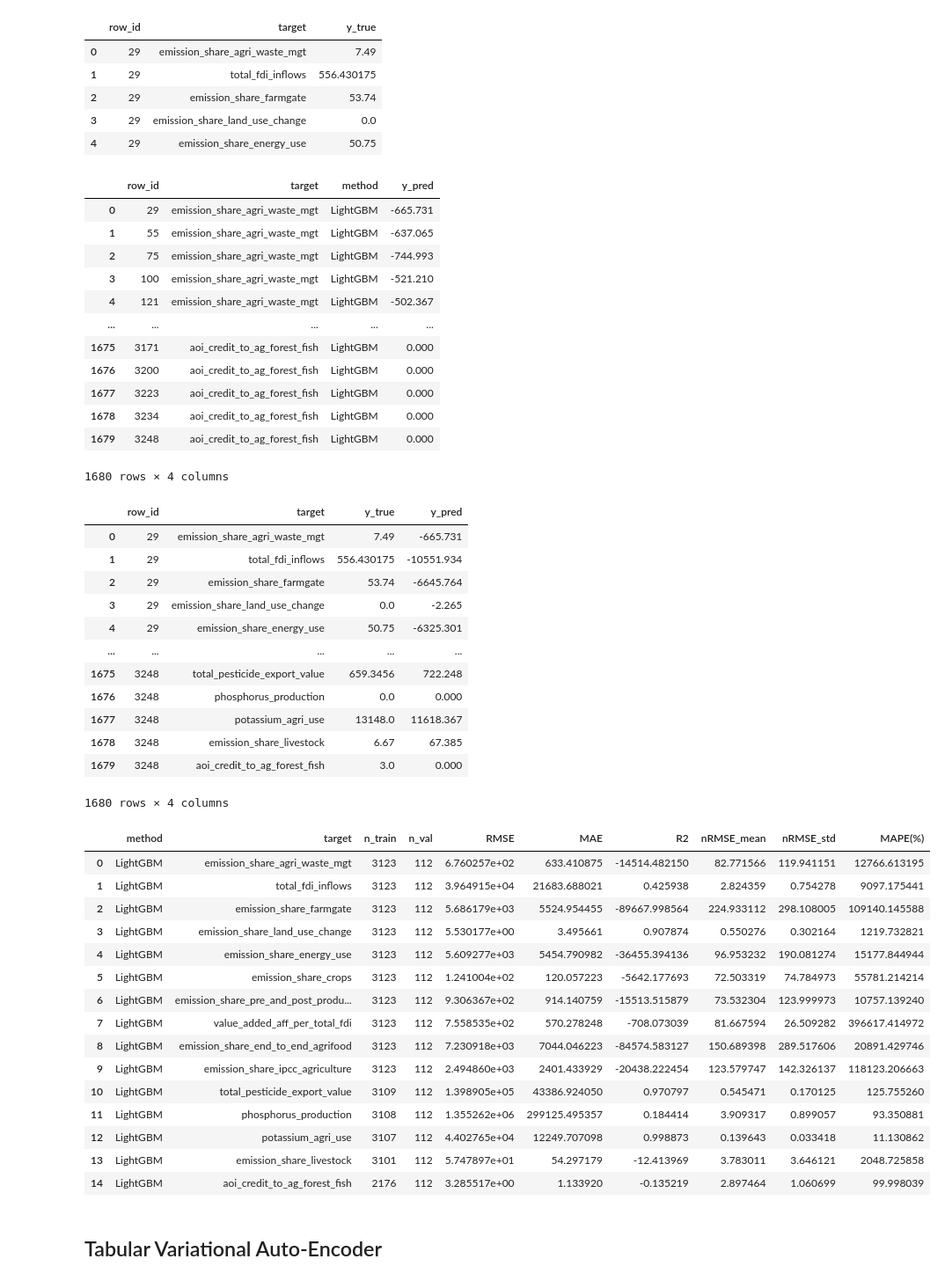
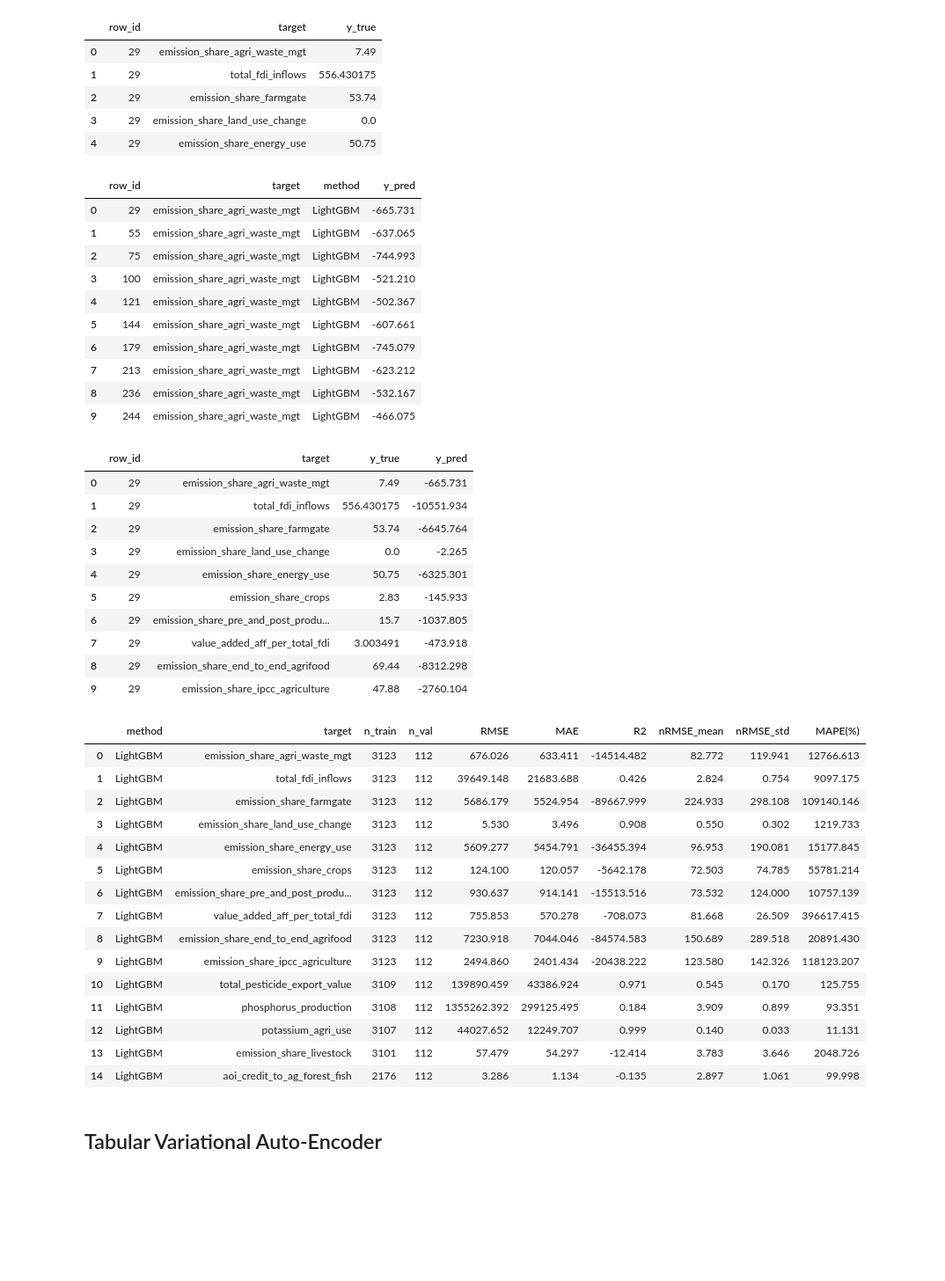
Before and after one commit to Leonidus1995/farmer-prices-forecasting, a Jupyter notebook: dataset_1_second.ipynb, the cells around one changed output. Shown at 88% size. Saved outputs shown, nothing was run; the diff lists cells and outputs as text; code cells hidden in the pictures; blank space fills up the shorter version.

```diff
--- a/dataset_1_second.ipynb
+++ b/dataset_1_second.ipynb
@@ -132,7 +129,8 @@ y_true_df.head()
 | 4 | 29 | emission_share_energy_use | 50.75 |
 # %%
 # Set all target cells in the validation copy to NaN
-df_val_masked.loc[:, targets] = np.nan
+df_val_masked_lgbm = df_val_clean.copy()
+df_val_masked_lgbm.loc[:, targets] = np.nan
 # %%
 import lightgbm as lgb
 from sklearn.metrics import root_mean_squared_error, mean_absolute_error, r2_score
@@ -162,7 +160,7 @@ for col in targets:
     y_train = df_train.loc[train_mask, col]
 
     # validation rows where the target is not observed
-    X_val = df_val_masked.loc[:, X_cols]
+    X_val = df_val_masked_lgbm.loc[:, X_cols]
 
     # Choose objective
     y_min = y_train.min()
@@ -193,7 +191,7 @@ for col in targets:
 
 # Assemble predictions for downstream metrics merge
 y_pred_df_lgbm = pd.DataFrame(pred_records, columns=["row_id", "target", "method", "y_pred"])
-y_pred_df_lgbm
+y_pred_df_lgbm.head(10)
 # %% [output]
 |  | row_id | target | method | y_pred |
 | 0 | 29 | emission_share_agri_waste_mgt | LightGBM | -665.731 |
@@ -201,13 +199,11 @@ y_pred_df_lgbm
 | 2 | 75 | emission_share_agri_waste_mgt | LightGBM | -744.993 |
 | 3 | 100 | emission_share_agri_waste_mgt | LightGBM | -521.210 |
 | 4 | 121 | emission_share_agri_waste_mgt | LightGBM | -502.367 |
-| ... | ... | ... | ... | ... |
-| 1675 | 3171 | aoi_credit_to_ag_forest_fish | LightGBM | 0.000 |
-| 1676 | 3200 | aoi_credit_to_ag_forest_fish | LightGBM | 0.000 |
-| 1677 | 3223 | aoi_credit_to_ag_forest_fish | LightGBM | 0.000 |
-| 1678 | 3234 | aoi_credit_to_ag_forest_fish | LightGBM | 0.000 |
-| 1679 | 3248 | aoi_credit_to_ag_forest_fish | LightGBM | 0.000 |
+| 5 | 144 | emission_share_agri_waste_mgt | LightGBM | -607.661 |
+| 6 | 179 | emission_share_agri_waste_mgt | LightGBM | -745.079 |
+| 7 | 213 | emission_share_agri_waste_mgt | LightGBM | -623.212 |
+| 8 | 236 | emission_share_agri_waste_mgt | LightGBM | -532.167 |
+| 9 | 244 | emission_share_agri_waste_mgt | LightGBM | -466.075 |
-1680 rows × 4 columns
 # %%
 # Merge truth and predictions (only LightGBM here)
 eval_df = (
@@ -217,7 +213,7 @@ eval_df = (
         how="inner"
     )
 )
-eval_df
+eval_df.head(10)
 # %% [output]
 |  | row_id | target | y_true | y_pred |
 | 0 | 29 | emission_share_agri_waste_mgt | 7.49 | -665.731 |
@@ -225,13 +221,11 @@ eval_df
 | 2 | 29 | emission_share_farmgate | 53.74 | -6645.764 |
 | 3 | 29 | emission_share_land_use_change | 0.0 | -2.265 |
 | 4 | 29 | emission_share_energy_use | 50.75 | -6325.301 |
-| ... | ... | ... | ... | ... |
-| 1675 | 3248 | total_pesticide_export_value | 659.3456 | 722.248 |
-| 1676 | 3248 | phosphorus_production | 0.0 | 0.000 |
-| 1677 | 3248 | potassium_agri_use | 13148.0 | 11618.367 |
-| 1678 | 3248 | emission_share_livestock | 6.67 | 67.385 |
-| 1679 | 3248 | aoi_credit_to_ag_forest_fish | 3.0 | 0.000 |
+| 5 | 29 | emission_share_crops | 2.83 | -145.933 |
+| 6 | 29 | emission_share_pre_and_post_produ... | 15.7 | -1037.805 |
+| 7 | 29 | value_added_aff_per_total_fdi | 3.003491 | -473.918 |
+| 8 | 29 | emission_share_end_to_end_agrifood | 69.44 | -8312.298 |
+| 9 | 29 | emission_share_ipcc_agriculture | 47.88 | -2760.104 |
-1680 rows × 4 columns
 # %%
 # per-target metrics table
 metrics_rows = []
@@ -249,54 +243,54 @@ for col in targets:
     # Normalizations
     mean_y = float(y_val.mean())
     std_y  = float(y_val.std(ddof=1))  # sample std (ddof=1) is typical; either is fine if consistent
 
     nrmse_mean = (rmse / mean_y) if mean_y != 0 else np.nan
     nrmse_std  = (rmse / std_y)  if std_y  != 0 else np.nan
 
     # Mean Absolute Percentage Error (ignoring inf/NaN cases)
     mape = (np.abs((y_val - val_pred)/y_val)
             .replace([np.inf, -np.inf], np.nan)
             .dropna()
             .mean()*100)
 
     # n_train for this target = observed count in TRAIN
     n_train = int(df_train[col].notna().sum())
     n_val   = int(len(y_val))
 
     metrics_rows.append({
         "method": "LightGBM",
         "target": col,
         "n_train": n_train,
         "n_val": n_val,
-        "RMSE": rmse,
-        "MAE": mae,
-        "R2": r2,
-        "nRMSE_mean": nrmse_mean,
-        "nRMSE_std": nrmse_std,
-        "MAPE(%)": mape
+        "RMSE": np.round(rmse, 3),
+        "MAE": np.round(mae, 3),
+        "R2": np.round(r2, 3),
+        "nRMSE_mean": np.round(nrmse_mean, 3),
+        "nRMSE_std": np.round(nrmse_std, 3),
+        "MAPE(%)": np.round(mape, 3)
     })
 
 metrics_lgbm = pd.DataFrame(metrics_rows, columns=[
     "method","target","n_train","n_val","RMSE","MAE","R2","nRMSE_mean","nRMSE_std","MAPE(%)"
 ])
 metrics_lgbm
 # %% [output]
 |  | method | target | n_train | n_val | RMSE | MAE | R2 | nRMSE_mean | nRMSE_std | MAPE(%) |
-| 0 | LightGBM | emission_share_agri_waste_mgt | 3123 | 112 | 6.760257e+02 | 633.410875 | -14514.482150 | 82.771566 | 119.941151 | 12766.613195 |
-| 1 | LightGBM | total_fdi_inflows | 3123 | 112 | 3.964915e+04 | 21683.688021 | 0.425938 | 2.824359 | 0.754278 | 9097.175441 |
-| 2 | LightGBM | emission_share_farmgate | 3123 | 112 | 5.686179e+03 | 5524.954455 | -89667.998564 | 224.933112 | 298.108005 | 109140.145588 |
-| 3 | LightGBM | emission_share_land_use_change | 3123 | 112 | 5.530177e+00 | 3.495661 | 0.907874 | 0.550276 | 0.302164 | 1219.732821 |
-| 4 | LightGBM | emission_share_energy_use | 3123 | 112 | 5.609277e+03 | 5454.790982 | -36455.394136 | 96.953232 | 190.081274 | 15177.844944 |
-| 5 | LightGBM | emission_share_crops | 3123 | 112 | 1.241004e+02 | 120.057223 | -5642.177693 | 72.503319 | 74.784973 | 55781.214214 |
-| 6 | LightGBM | emission_share_pre_and_post_produ... | 3123 | 112 | 9.306367e+02 | 914.140759 | -15513.515879 | 73.532304 | 123.999973 | 10757.139240 |
-| 7 | LightGBM | value_added_aff_per_total_fdi | 3123 | 112 | 7.558535e+02 | 570.278248 | -708.073039 | 81.667594 | 26.509282 | 396617.414972 |
-| 8 | LightGBM | emission_share_end_to_end_agrifood | 3123 | 112 | 7.230918e+03 | 7044.046223 | -84574.583127 | 150.689398 | 289.517606 | 20891.429746 |
-| 9 | LightGBM | emission_share_ipcc_agriculture | 3123 | 112 | 2.494860e+03 | 2401.433929 | -20438.222454 | 123.579747 | 142.326137 | 118123.206663 |
-| 10 | LightGBM | total_pesticide_export_value | 3109 | 112 | 1.398905e+05 | 43386.924050 | 0.970797 | 0.545471 | 0.170125 | 125.755260 |
-| 11 | LightGBM | phosphorus_production | 3108 | 112 | 1.355262e+06 | 299125.495357 | 0.184414 | 3.909317 | 0.899057 | 93.350881 |
-| 12 | LightGBM | potassium_agri_use | 3107 | 112 | 4.402765e+04 | 12249.707098 | 0.998873 | 0.139643 | 0.033418 | 11.130862 |
-| 13 | LightGBM | emission_share_livestock | 3101 | 112 | 5.747897e+01 | 54.297179 | -12.413969 | 3.783011 | 3.646121 | 2048.725858 |
-| 14 | LightGBM | aoi_credit_to_ag_forest_fish | 2176 | 112 | 3.285517e+00 | 1.133920 | -0.135219 | 2.897464 | 1.060699 | 99.998039 |
+| 0 | LightGBM | emission_share_agri_waste_mgt | 3123 | 112 | 676.026 | 633.411 | -14514.482 | 82.772 | 119.941 | 12766.613 |
+| 1 | LightGBM | total_fdi_inflows | 3123 | 112 | 39649.148 | 21683.688 | 0.426 | 2.824 | 0.754 | 9097.175 |
+| 2 | LightGBM | emission_share_farmgate | 3123 | 112 | 5686.179 | 5524.954 | -89667.999 | 224.933 | 298.108 | 109140.146 |
+| 3 | LightGBM | emission_share_land_use_change | 3123 | 112 | 5.530 | 3.496 | 0.908 | 0.550 | 0.302 | 1219.733 |
+| 4 | LightGBM | emission_share_energy_use | 3123 | 112 | 5609.277 | 5454.791 | -36455.394 | 96.953 | 190.081 | 15177.845 |
+| 5 | LightGBM | emission_share_crops | 3123 | 112 | 124.100 | 120.057 | -5642.178 | 72.503 | 74.785 | 55781.214 |
+| 6 | LightGBM | emission_share_pre_and_post_produ... | 3123 | 112 | 930.637 | 914.141 | -15513.516 | 73.532 | 124.000 | 10757.139 |
+| 7 | LightGBM | value_added_aff_per_total_fdi | 3123 | 112 | 755.853 | 570.278 | -708.073 | 81.668 | 26.509 | 396617.415 |
+| 8 | LightGBM | emission_share_end_to_end_agrifood | 3123 | 112 | 7230.918 | 7044.046 | -84574.583 | 150.689 | 289.518 | 20891.430 |
+| 9 | LightGBM | emission_share_ipcc_agriculture | 3123 | 112 | 2494.860 | 2401.434 | -20438.222 | 123.580 | 142.326 | 118123.207 |
+| 10 | LightGBM | total_pesticide_export_value | 3109 | 112 | 139890.459 | 43386.924 | 0.971 | 0.545 | 0.170 | 125.755 |
+| 11 | LightGBM | phosphorus_production | 3108 | 112 | 1355262.392 | 299125.495 | 0.184 | 3.909 | 0.899 | 93.351 |
+| 12 | LightGBM | potassium_agri_use | 3107 | 112 | 44027.652 | 12249.707 | 0.999 | 0.140 | 0.033 | 11.131 |
+| 13 | LightGBM | emission_share_livestock | 3101 | 112 | 57.479 | 54.297 | -12.414 | 3.783 | 3.646 | 2048.726 |
+| 14 | LightGBM | aoi_credit_to_ag_forest_fish | 2176 | 112 | 3.286 | 1.134 | -0.135 | 2.897 | 1.061 | 99.998 |
 # %% [markdown]
 ## Tabular Variational Auto-Encoder
 # %%
```
Also changed, not shown: parts of 31 cells of this notebook, 3 other files.
